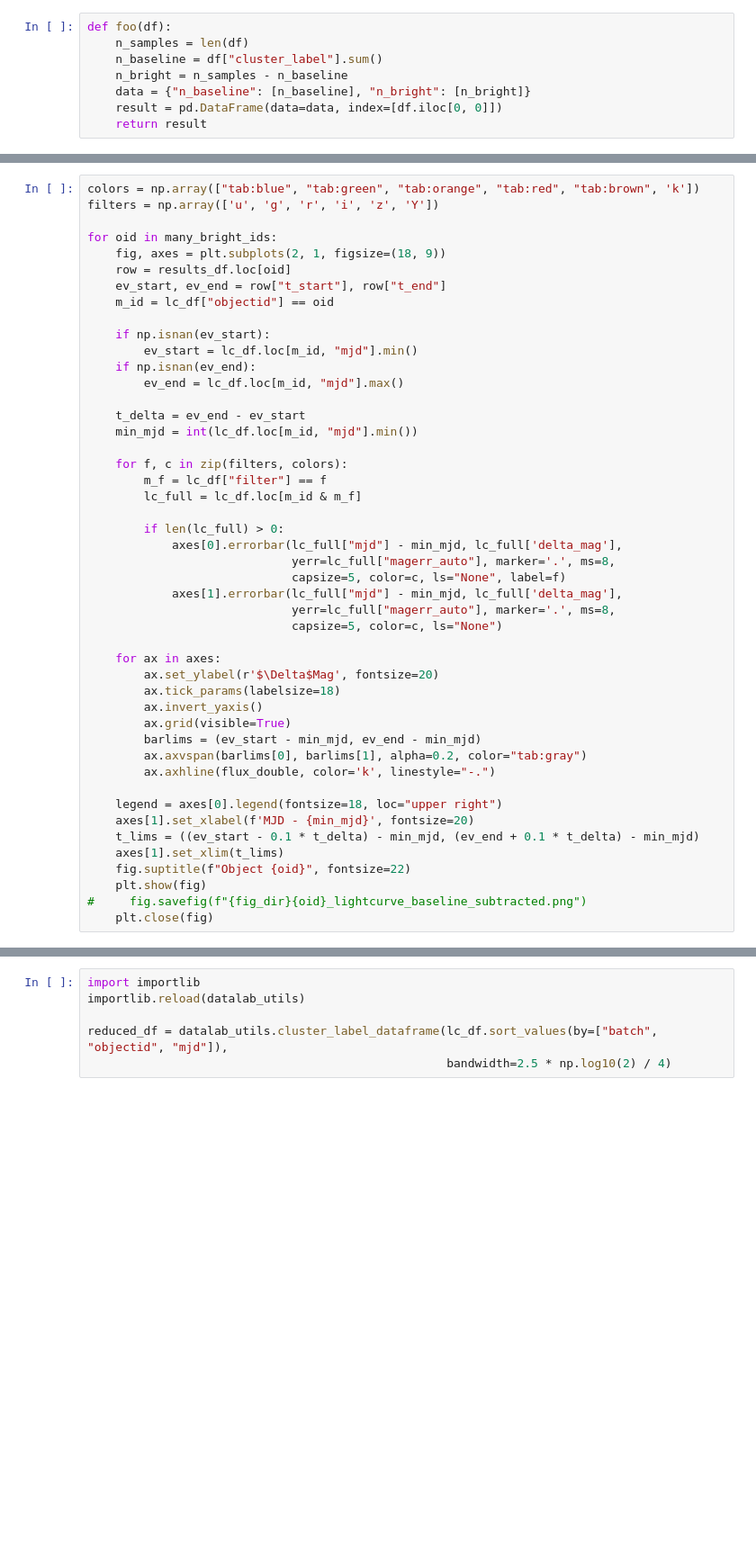
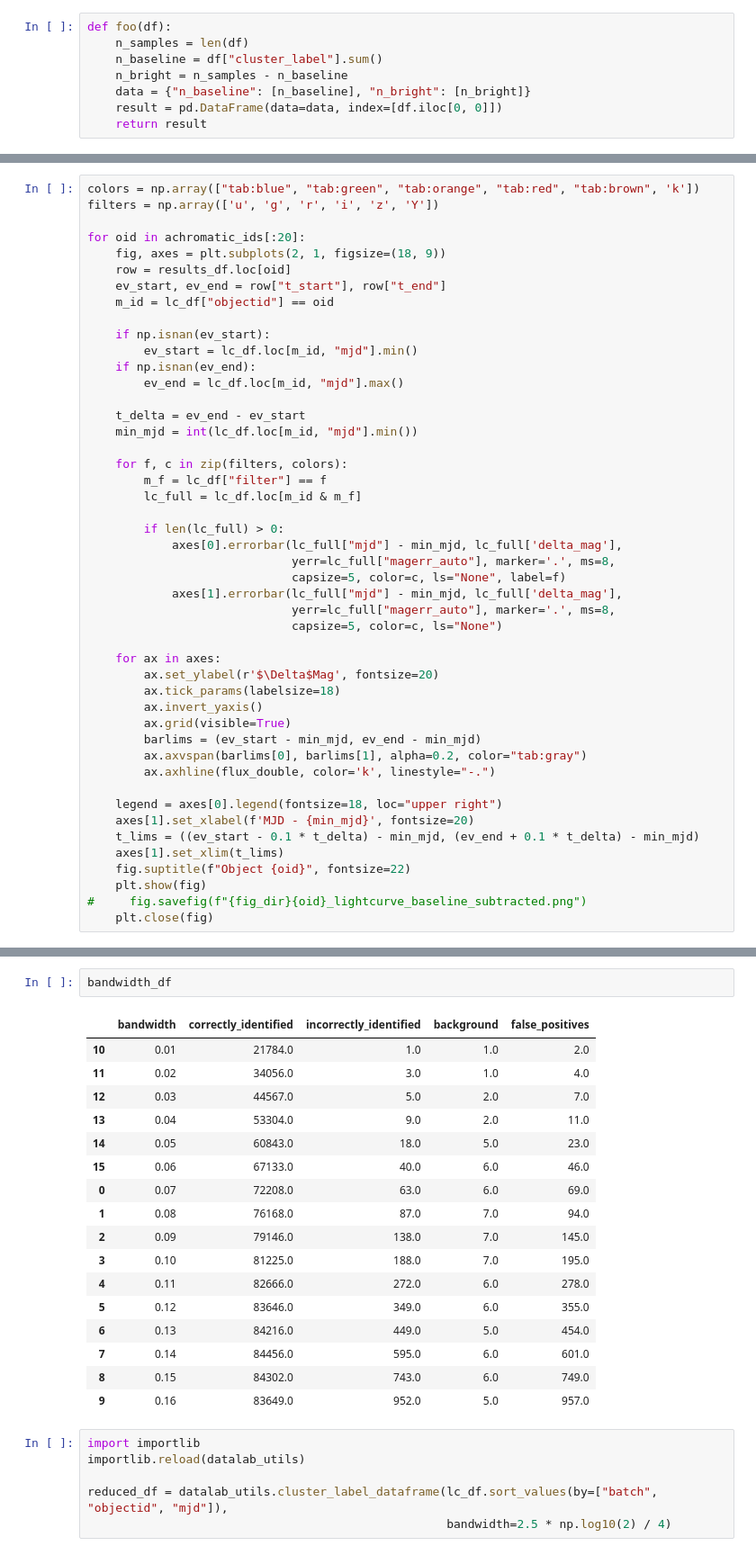
Before and after one commit to adriansh95/StringMicrolensing, a Jupyter notebook: analyze_nsc_lensing_candidates.ipynb, the cells around one changed output, grey strips where cells are left out. Shown at 90% size. Saved outputs shown, nothing was run; the diff lists cells and outputs as text; blank space fills up the shorter version.

```diff
--- a/analyze_nsc_lensing_candidates.ipynb
+++ b/analyze_nsc_lensing_candidates.ipynb
@@ -113,7 +143,7 @@ plt.close(fig)
 colors = np.array(["tab:blue", "tab:green", "tab:orange", "tab:red", "tab:brown", 'k'])
 filters = np.array(['u', 'g', 'r', 'i', 'z', 'Y'])
 
-for oid in many_bright_ids:
+for oid in achromatic_ids[:20]:
     fig, axes = plt.subplots(2, 1, figsize=(18, 9))
     row = results_df.loc[oid]
     ev_start, ev_end = row["t_start"], row["t_end"]
@@ -204,3 +237,23 @@ len(achromatic_ids), len(results_df.loc[results_df["achromatic"] & results_df["m
+# %%
+bandwidth_df
+# %% [output]
+|  | bandwidth | correctly_identified | incorrectly_identified | background | false_positives |
+| 10 | 0.01 | 21784.0 | 1.0 | 1.0 | 2.0 |
+| 11 | 0.02 | 34056.0 | 3.0 | 1.0 | 4.0 |
+| 12 | 0.03 | 44567.0 | 5.0 | 2.0 | 7.0 |
+| 13 | 0.04 | 53304.0 | 9.0 | 2.0 | 11.0 |
+| 14 | 0.05 | 60843.0 | 18.0 | 5.0 | 23.0 |
+| 15 | 0.06 | 67133.0 | 40.0 | 6.0 | 46.0 |
+| 0 | 0.07 | 72208.0 | 63.0 | 6.0 | 69.0 |
+| 1 | 0.08 | 76168.0 | 87.0 | 7.0 | 94.0 |
+| 2 | 0.09 | 79146.0 | 138.0 | 7.0 | 145.0 |
+| 3 | 0.10 | 81225.0 | 188.0 | 7.0 | 195.0 |
+| 4 | 0.11 | 82666.0 | 272.0 | 6.0 | 278.0 |
+| 5 | 0.12 | 83646.0 | 349.0 | 6.0 | 355.0 |
+| 6 | 0.13 | 84216.0 | 449.0 | 5.0 | 454.0 |
+| 7 | 0.14 | 84456.0 | 595.0 | 6.0 | 601.0 |
+| 8 | 0.15 | 84302.0 | 743.0 | 6.0 | 749.0 |
+| 9 | 0.16 | 83649.0 | 952.0 | 5.0 | 957.0 |
 # %%
 import importlib
 importlib.reload(datalab_utils)
```
Also changed, not shown: parts of 11 cells of this notebook.
